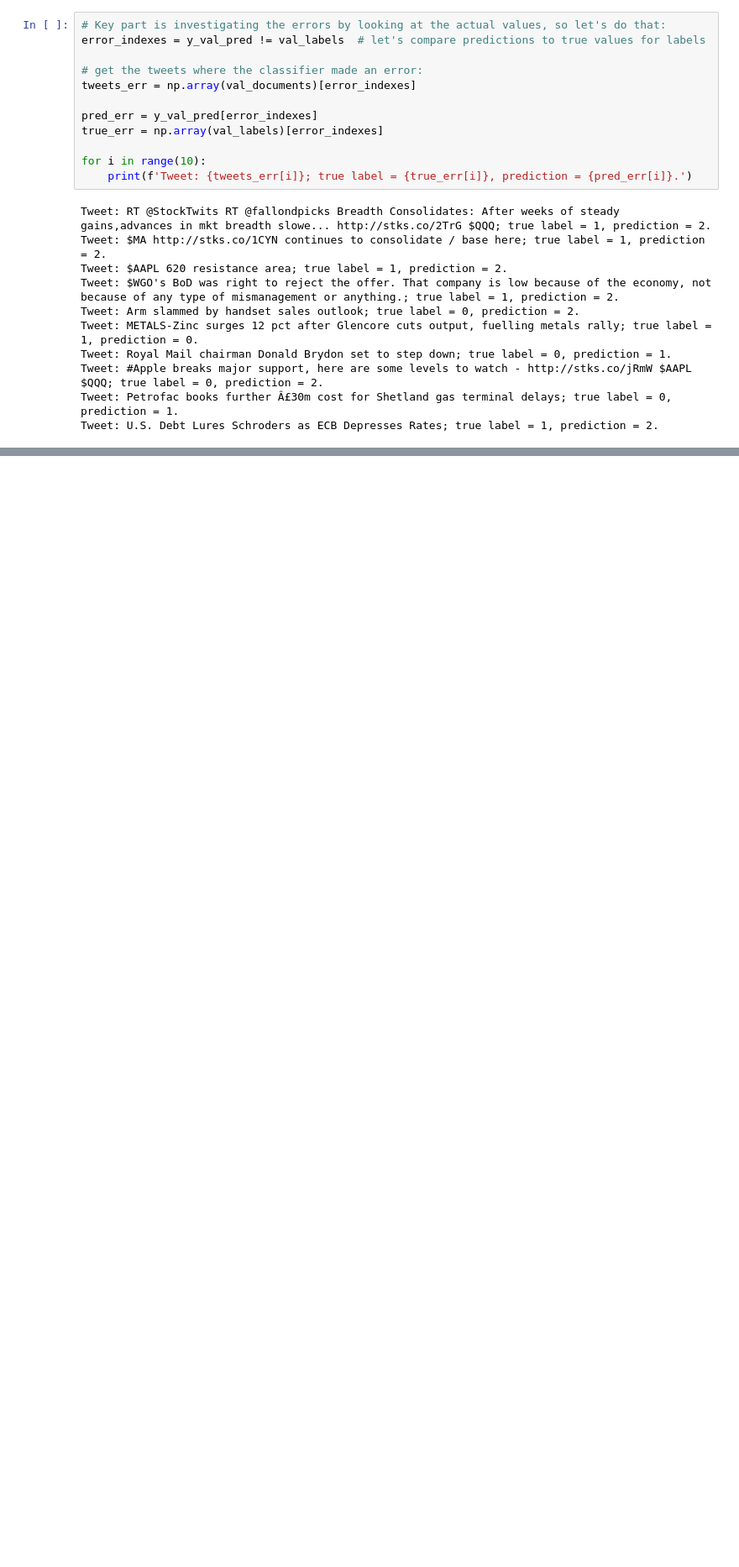
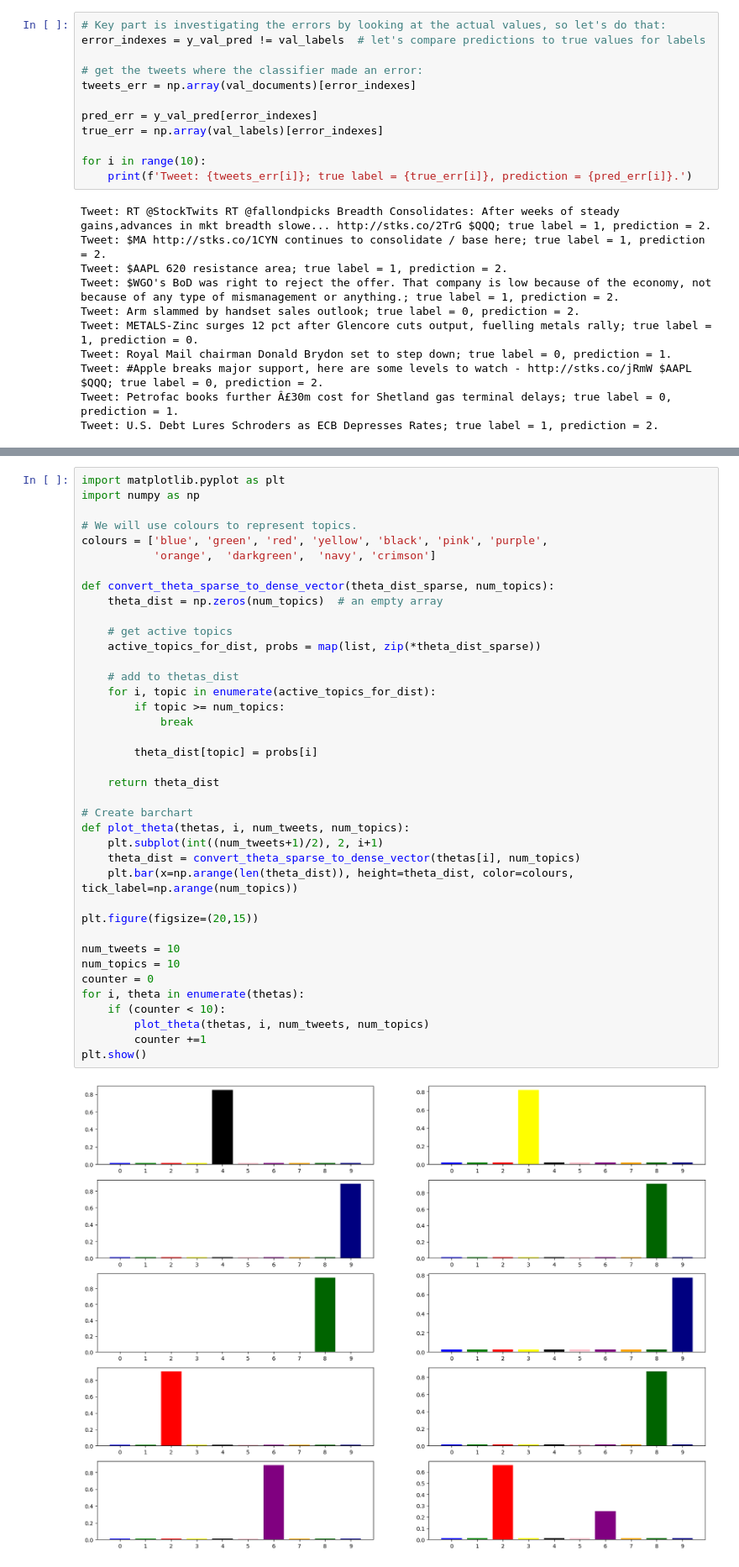
Before and after one commit to vulcanfox/DA-project, a Jupyter notebook: DA-Clean.ipynb, the cells around one changed output, grey strips where cells are left out. Shown at 84% size. Saved outputs shown, nothing was run; the diff lists cells and outputs as text; blank space fills up the shorter version.

Commit message:
thetas conversion

```diff
--- a/DA-Clean.ipynb
+++ b/DA-Clean.ipynb
@@ -324,0 +356,41 @@ bow_corpus = [dictionary.doc2bow(doc) for doc in processed]
+# %%
+import matplotlib.pyplot as plt
+import numpy as np
+
+# We will use colours to represent topics.
+colours = ['blue', 'green', 'red', 'yellow', 'black', 'pink', 'purple',
+           'orange',  'darkgreen',  'navy', 'crimson']
+
+def convert_theta_sparse_to_dense_vector(theta_dist_sparse, num_topics):
+    theta_dist = np.zeros(num_topics)  # an empty array
+
+    # get active topics
+    active_topics_for_dist, probs = map(list, zip(*theta_dist_sparse))
+
+    # add to thetas_dist
+    for i, topic in enumerate(active_topics_for_dist):
+        if topic >= num_topics:
+            break
+
+        theta_dist[topic] = probs[i]
+
+    return theta_dist
+
+# Create barchart
+def plot_theta(thetas, i, num_tweets, num_topics):
+    plt.subplot(int((num_tweets+1)/2), 2, i+1)
+    theta_dist = convert_theta_sparse_to_dense_vector(thetas[i], num_topics)
+    plt.bar(x=np.arange(len(theta_dist)), height=theta_dist, color=colours, tick_label=np.arange(num_topics))
+
+plt.figure(figsize=(20,15))
+
+num_tweets = 10
+num_topics = 10
+counter = 0
+for i, theta in enumerate(thetas):
+    if (counter < 10):
+        plot_theta(thetas, i, num_tweets, num_topics)
+        counter +=1
+plt.show()
+# %% [output]
+[figure, added]
```
Also changed, not shown: parts of 13 cells of this notebook.
